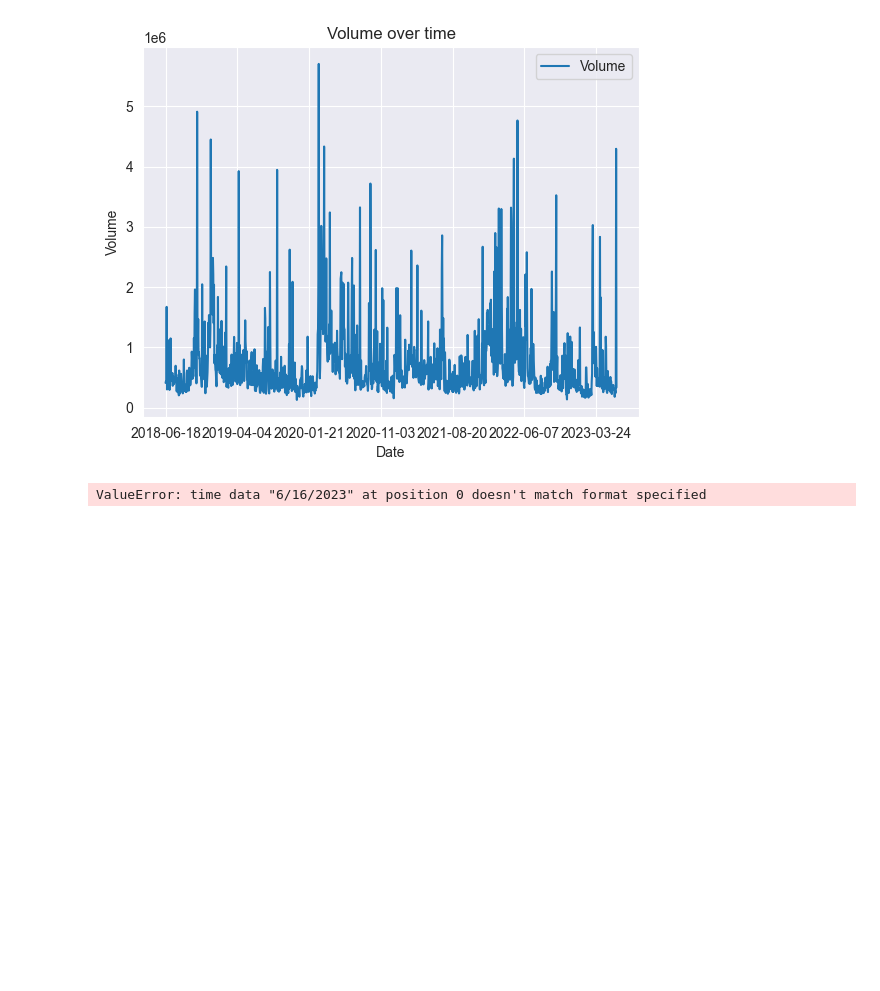
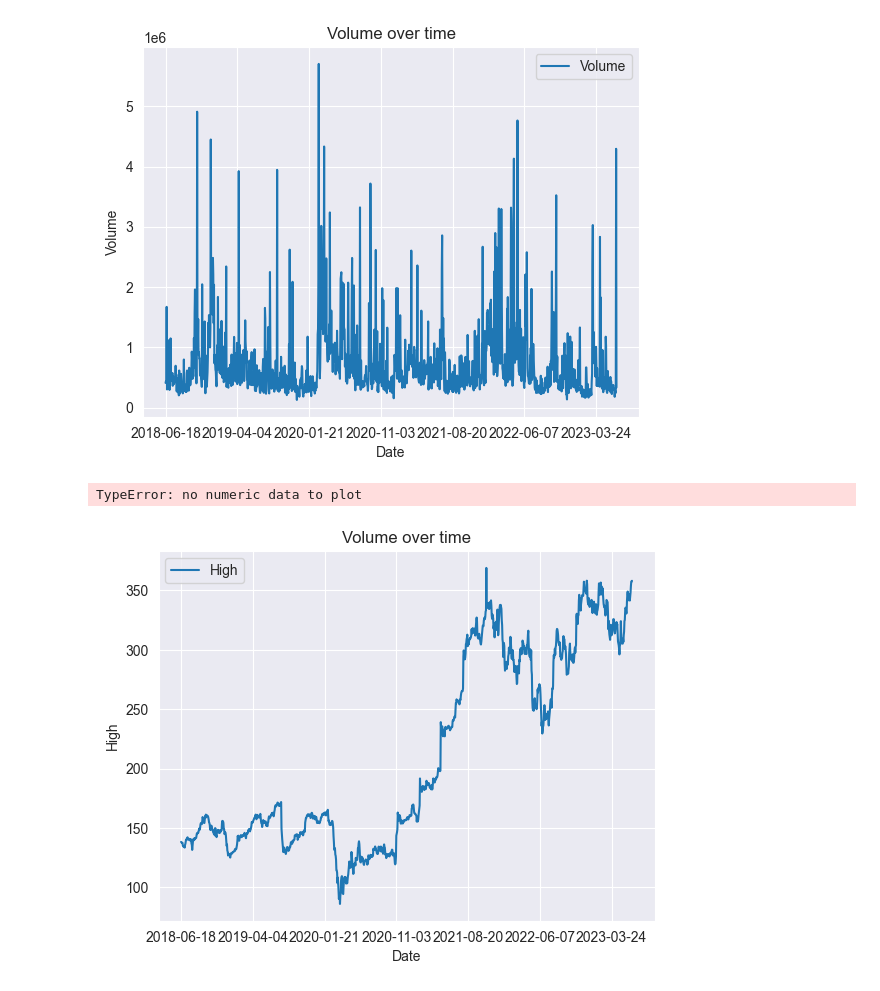
Before and after one commit to ChrisVerg/SmartInvest, a Jupyter notebook: Notebooks/Jorge.ipynb, the cells around one changed output. Saved outputs shown, nothing was run; the diff lists cells and outputs as text; code cells hidden in the pictures; blank space fills up the shorter version.

```diff
--- a/Notebooks/Jorge.ipynb
+++ b/Notebooks/Jorge.ipynb
@@ -432,15 +449,15 @@ plt.show()
 [figure]
 # %%
 Healthcare_with_index = Healthcare.set_index('Date')
-Healthcare['Date'] = pd.to_datetime(Healthcare['Date'], format='%Y/%m/%d')
-Healthcare_with_index['Volume'].plot()
+Healthcare['Date'] = pd.to_datetime(Healthcare['Date'], format='%m/%d/%Y')
+Healthcare_with_index['High'].plot()
 plt.xlabel('Date')
-plt.ylabel('Volume')
+plt.ylabel('High')
 plt.title('Volume over time')
 plt.legend()
 plt.show()
 # %% [output]
-ValueError: time data "6/16/2023" at position 0 doesn't match format specified
+TypeError: no numeric data to plot
 # %%
 stats.ttest_rel(Healthcare['High'], Healthcare['Close'])
 # %%
@@ -448,11 +465,13 @@ Healthcare['High'].corr(Healthcare['Close'])
 # %%
 IT_with_index = IT.set_index('Date')
 IT['Date'] = pd.to_datetime(IT['Date'], format='%Y/%m/%d')
-IT_with_index['Volume'].plot()
+IT_with_index['High'].plot()
 plt.xlabel('Date')
-plt.ylabel('Volume')
+plt.ylabel('High')
 plt.title('Volume over time')
 plt.legend()
 plt.show()
+# %% [output]
+[figure, added]
 # %%
 stats.ttest_rel(IT['High'], IT['Close'])
```
Also changed, not shown: parts of 9 cells of this notebook, 1 other file.
